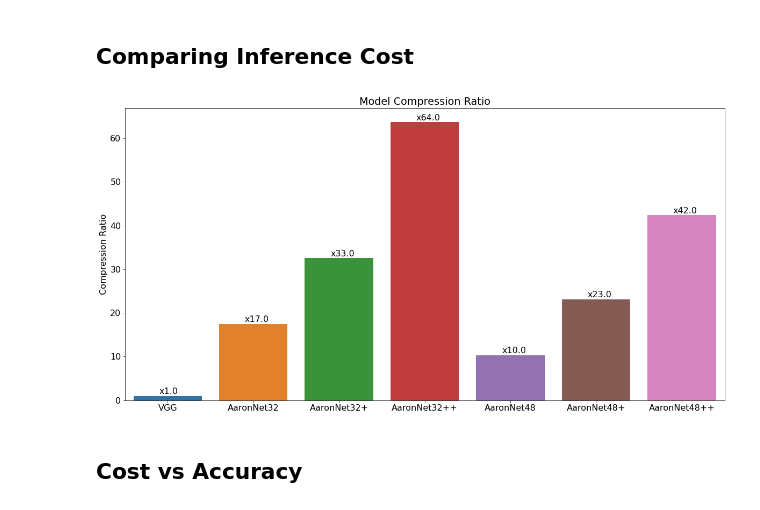
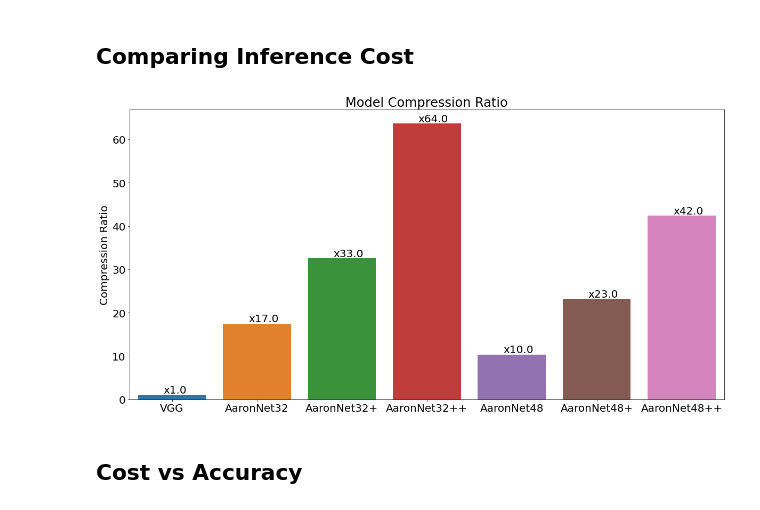
Before and after one commit to ITU-AI-ML-in-5G-Challenge/ITU-ML5G-PS-007-Aaronica, a Jupyter notebook: evaluation.ipynb, the cells around one changed output. Drawn from its saved outputs; the diff is of its cells as text; code cells hidden in the pictures.

```diff
--- a/evaluation.ipynb
+++ b/evaluation.ipynb
@@ -238,6 +240,7 @@ plt.legend([
     f"AaronNet32 - Overall Accuracy: {np.mean(AaronNet32_accs)*100:0.3f}",
     f"AaronNet32+ - Overall Accuracy: {np.mean(AaronNet32plus_accs)*100:0.3f}",
     f"AaronNet32++ - Overall Accuracy: {np.mean(AaronNet32plusplus_accs)*100:0.3f}"])
+plt.rcParams.update({'font.size': 20})
 plt.xlabel("SNR [dB]")
 plt.xlim([-20, 30])
 plt.ylabel("Classification Accuracy")
@@ -256,6 +259,7 @@ plt.plot(dataset.snr_classes, VGG_accs, marker='o', markersize=8)
 plt.plot(dataset.snr_classes, AaronNet48_accs, marker='*', markersize=12)
 plt.plot(dataset.snr_classes, AaronNet48plus_accs, marker='P', markersize=8)
 plt.plot(dataset.snr_classes, AaronNet48plusplus_accs, marker='D', markersize=8)
+plt.rcParams.update({'font.size': 20})
 plt.legend([
     f"VGG - Overall Accuracy: {np.mean(VGG_accs)*100:0.3f}",
     f"AaronNet48 - Overall Accuracy: {np.mean(AaronNet48_accs)*100:0.3f}",
@@ -274,0 +281,19 @@ plt.show()
+# %%
+plt.figure(figsize=(20,10))
+plt.plot(dataset.snr_classes, VGG_accs, marker='o', markersize=8)
+plt.plot(dataset.snr_classes, AaronNet48plus_accs, marker='P', markersize=8)
+plt.plot(dataset.snr_classes, AaronNet32plusplus_accs, marker='*', markersize=12)
+plt.rcParams.update({'font.size': 20})
+plt.legend([
+    f"VGG - Overall Accuracy: {np.mean(VGG_accs)*100:0.3f}",
+    f"AaronNet48+ - Overall Accuracy: {np.mean(AaronNet48plus_accs)*100:0.3f}",
+    f"AaronNet32++ - Overall Accuracy: {np.mean(AaronNet32plusplus_accs)*100:0.3f}",
+])
+plt.xlabel("SNR [dB]")
+plt.xlim([-20, 30])
+plt.ylabel("Classification Accuracy")
+plt.yticks(np.arange(0, 1.1, 0.1))
+plt.title("Classification Accuracy over SNR")
+plt.grid()
+plt.title("Classification Accuracy over SNR")
+plt.show()
@@ -418,27 +445,27 @@ Normalized inference cost score: 0.023599
 # %%
 all_costs = np.array([
     VGGCost, AaronNet32Cost,
     AaronNet32plusCost, AaronNet32plusplusCost,
     AaronNet48Cost, AaronNet48plusCost, AaronNet48plusplusCost
 ]).reshape((1, -1))
 
 all_accs = np.array([
     np.mean(VGG_accs)*100, np.mean(AaronNet32_accs)*100,
     np.mean(AaronNet32plus_accs)*100, np.mean(AaronNet32plusplus_accs)*100,
     np.mean(AaronNet48_accs)*100, np.mean(AaronNet48plus_accs)*100, np.mean(AaronNet48plusplus_accs)*100
 ]).reshape(1, -1)
 
 classes = ["VGG", "AaronNet32", "AaronNet32+", "AaronNet32++", "AaronNet48", "AaronNet48+", "AaronNet48++"]
-plt.rcParams.update({'font.size': 16})
+plt.rcParams.update({'font.size': 20})
 plt.figure(figsize=(20, 10))
 plt.title("Model Compression Ratio")
 plt.ylabel("Compression Ratio")
 ax = sns.barplot(x=classes, y=1.0/all_costs.reshape(-1, ))
 for p in ax.patches:
     ax.annotate(f"x{np.round(p.get_height())}", (p.get_x() + 0.3, p.get_height() + 0.40))
 plt.show()
 # %% [output]
-[figure, old version]
+[figure, new version]
 # %% [markdown]
 ## Cost vs Accuracy
 # %%
```
Also changed, not shown: parts of 13 cells of this notebook, 4 other files.
